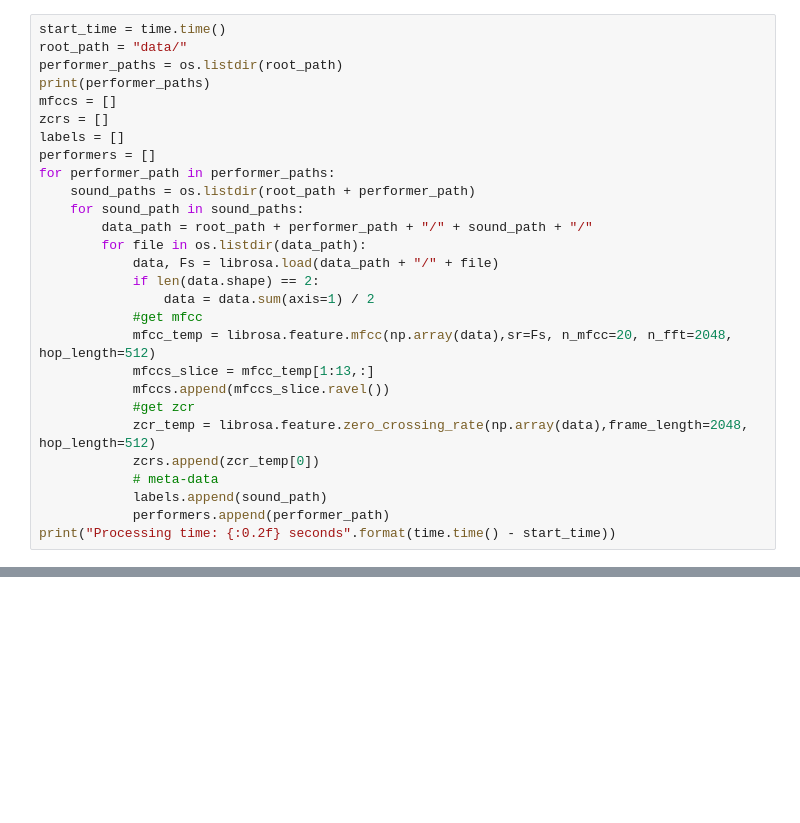
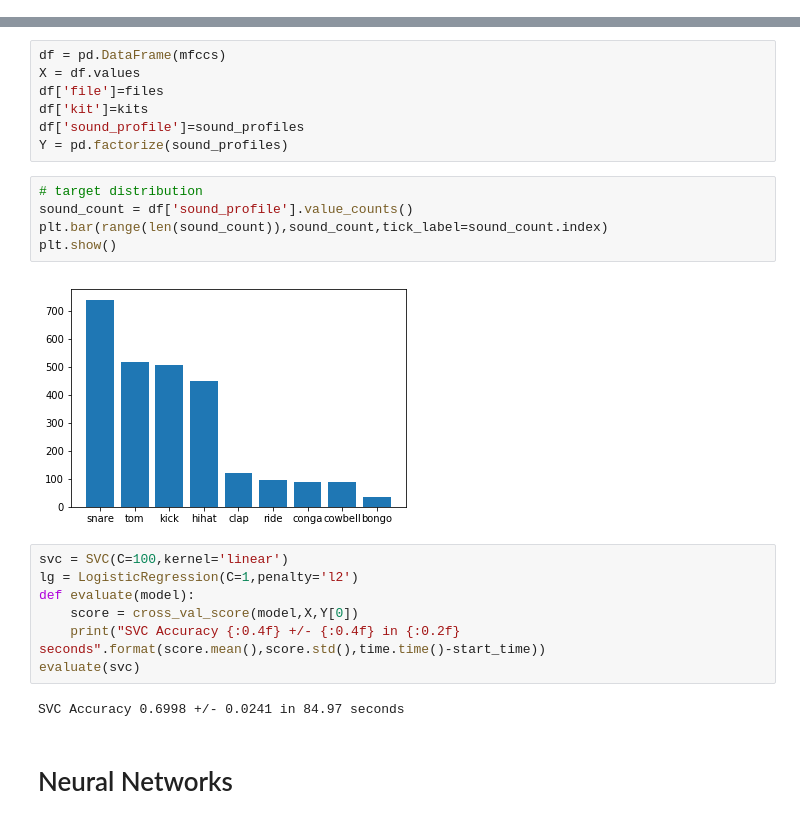
Before and after one commit to cobrobrown/thinkful_course, a Jupyter notebook: unit_6_specializations/6.6.6_challenge/6.6.6_challenge.ipynb, the cells around one changed output, grey strips where cells are left out. Drawn from its saved outputs; the diff is of its cells as text; blank space fills up the shorter version.

```diff
--- a/unit_6_specializations/6.6.6_challenge/6.6.6_challenge.ipynb
+++ b/unit_6_specializations/6.6.6_challenge/6.6.6_challenge.ipynb
@@ -50,28 +0,0 @@ for instance,n in zip(instance_range,len(instance_range)):
-# %%
-start_time = time.time()
-root_path = "data/"
-performer_paths = os.listdir(root_path)
-print(performer_paths)
-mfccs = []
-zcrs = []
-labels = []
-performers = []
-for performer_path in performer_paths:
-    sound_paths = os.listdir(root_path + performer_path)
-    for sound_path in sound_paths:
-        data_path = root_path + performer_path + "/" + sound_path + "/"
-        for file in os.listdir(data_path):
-            data, Fs = librosa.load(data_path + "/" + file)
-            if len(data.shape) == 2:
-                data = data.sum(axis=1) / 2
-            #get mfcc
-            mfcc_temp = librosa.feature.mfcc(np.array(data),sr=Fs, n_mfcc=20, n_fft=2048, hop_length=512)
-            mfccs_slice = mfcc_temp[1:13,:]
-            mfccs.append(mfccs_slice.ravel())
-            #get zcr
-            zcr_temp = librosa.feature.zero_crossing_rate(np.array(data),frame_length=2048, hop_length=512)
-            zcrs.append(zcr_temp[0])
-            # meta-data
-            labels.append(sound_path)
-            performers.append(performer_path)
-print("Processing time: {:0.2f} seconds".format(time.time() - start_time))
@@ -363,0 +73,25 @@ Test accuracy: 0.6909871244635193
+# %%
+df = pd.DataFrame(mfccs)
+X = df.values
+df['file']=files
+df['kit']=kits
+df['sound_profile']=sound_profiles
+Y = pd.factorize(sound_profiles)
+# %%
+# target distribution
+sound_count = df['sound_profile'].value_counts()
+plt.bar(range(len(sound_count)),sound_count,tick_label=sound_count.index)
+plt.show()
+# %% [output]
+[figure, added]
+# %%
+svc = SVC(C=100,kernel='linear')
+lg = LogisticRegression(C=1,penalty='l2')
+def evaluate(model):
+    score = cross_val_score(model,X,Y[0])
+    print("SVC Accuracy {:0.4f} +/- {:0.4f} in {:0.2f} seconds".format(score.mean(),score.std(),time.time()-start_time))
+evaluate(svc)
+# %% [output]
+SVC Accuracy 0.6998 +/- 0.0241 in 84.97 seconds
+# %% [markdown]
+# Neural Networks
```
Also changed, not shown: parts of 44 cells of this notebook.
